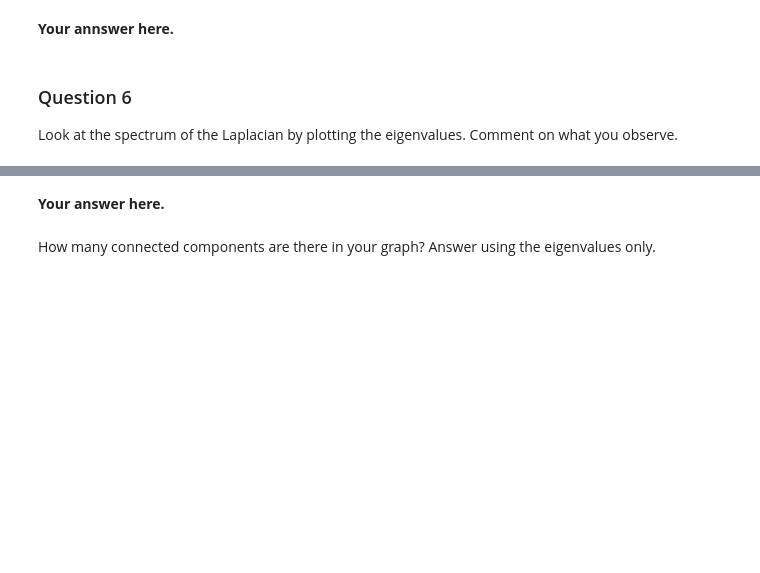
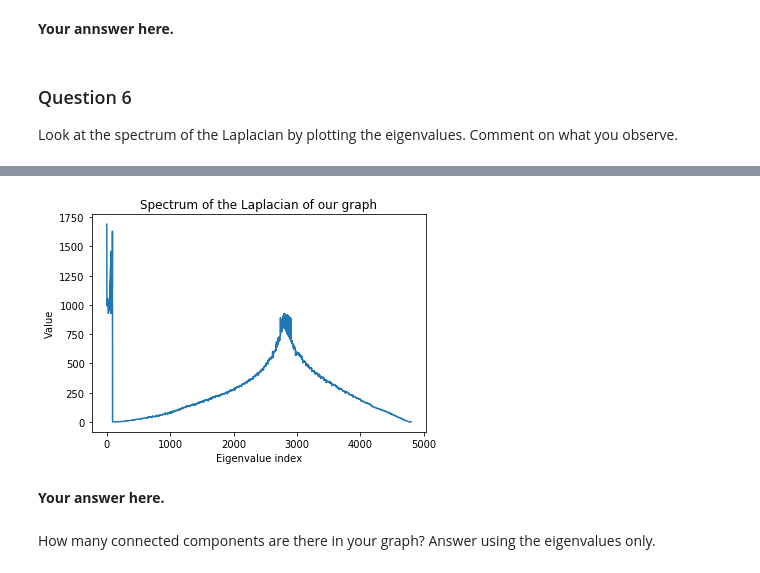
Before and after one commit to illorens/NTDS, a Jupyter notebook: 3_spectral_graph_theory.ipynb, the cells around one changed output, grey strips where cells are left out. Cells and saved outputs as stored; diff of their text form; code cells hidden in the pictures; blank space fills up the shorter version.

```diff
--- a/3_spectral_graph_theory.ipynb
+++ b/3_spectral_graph_theory.ipynb
@@ -139,3 +160,12 @@ Comment on what you observe.
+# %%
+#delete later on
+plt.plot(eigenvaluesNorm)
+plt.xlabel('Eigenvalue index')
+plt.ylabel('Value')
+plt.title('Spectrum of the Laplacian of our graph')
+plt.show()
+# %% [output]
+[figure, added]
 # %% [markdown]
 **Your answer here.**
 # %% [markdown]
```
Also changed, not shown: parts of 14 cells of this notebook.
